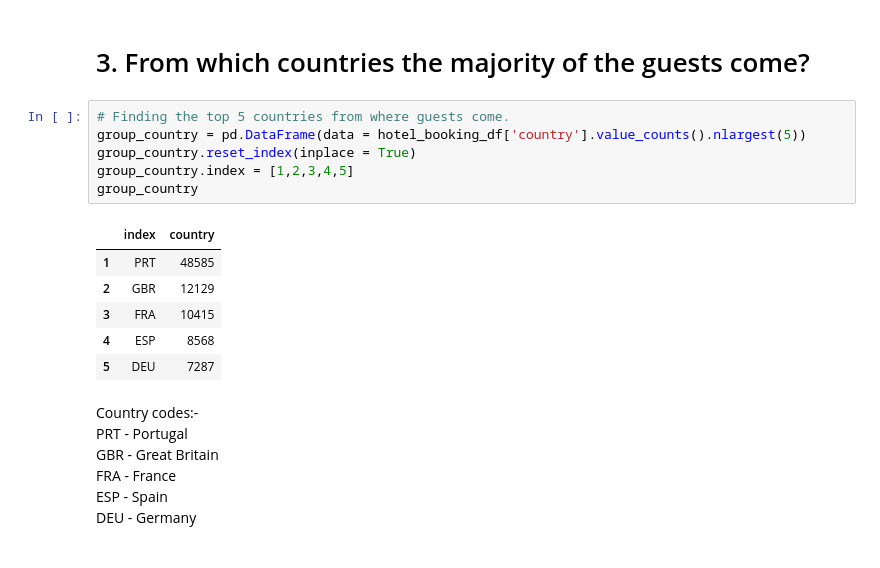
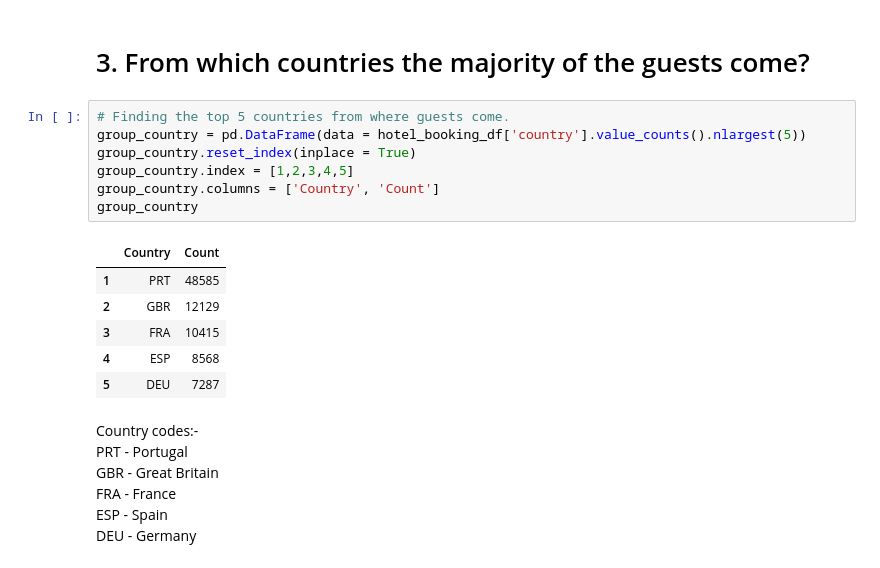
Before and after one commit to manm0han/hotel-booking-eda, a Jupyter notebook: Manmohan_Madhu_Hotel_Booking_Analysis_Capstone_Project.ipynb, the cells around one changed output. Cells and saved outputs as stored; diff of their text form.

```diff
--- a/Manmohan_Madhu_Hotel_Booking_Analysis_Capstone_Project.ipynb
+++ b/Manmohan_Madhu_Hotel_Booking_Analysis_Capstone_Project.ipynb
@@ -365,11 +365,12 @@ However, this shows that these hotels have poor tie ups with companies who book
 # %%
 # Finding the top 5 countries from where guests come.
 group_country = pd.DataFrame(data = hotel_booking_df['country'].value_counts().nlargest(5))
 group_country.reset_index(inplace = True)
 group_country.index = [1,2,3,4,5]
+group_country.columns = ['Country', 'Count']
 group_country
 # %% [output]
-|  | index | country |
+|  | Country | Count |
 | 1 | PRT | 48585 |
 | 2 | GBR | 12129 |
 | 3 | FRA | 10415 |
```
Also changed, not shown: parts of 2 cells of this notebook.
